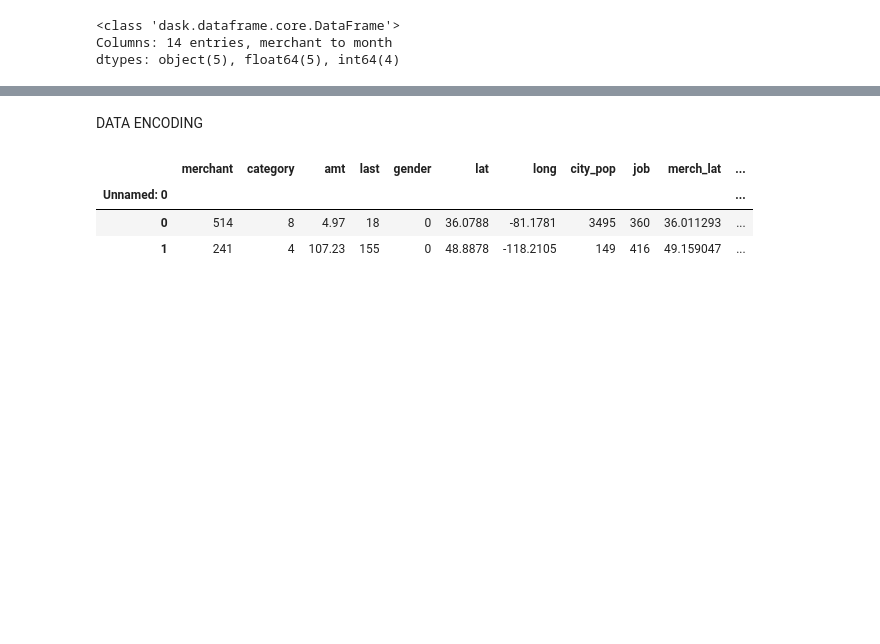
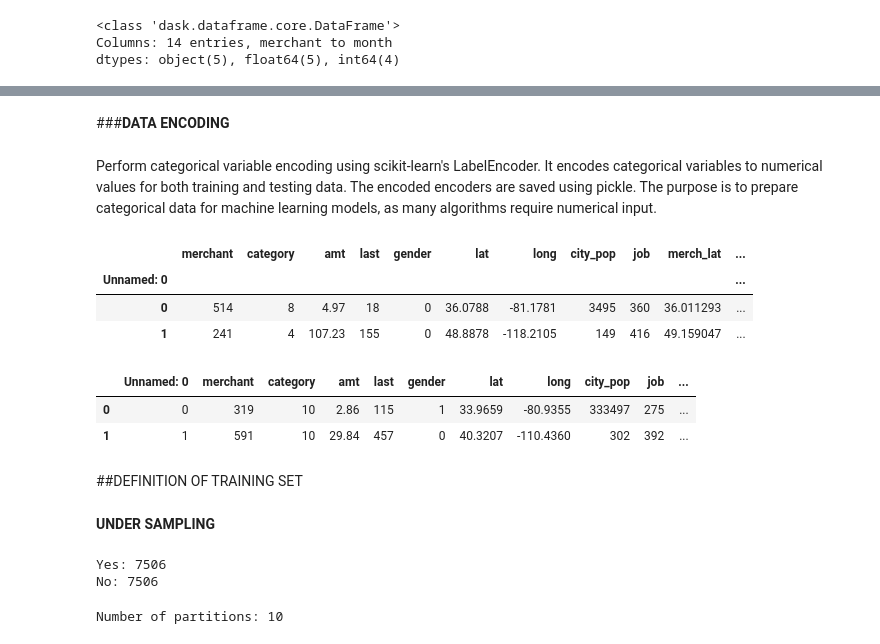
Before and after one commit to Shalvi-Saxena/Credit-Card-Fraud-Detection, a Jupyter notebook: SOEN_471_CreditCard_Fraud_Detection.ipynb, the cells around one changed output, grey strips where cells are left out. Cells and saved outputs as stored; diff of their text form; code cells hidden in the pictures; blank space fills up the shorter version.

```diff
--- a/SOEN_471_CreditCard_Fraud_Detection.ipynb
+++ b/SOEN_471_CreditCard_Fraud_Detection.ipynb
@@ -247,8 +256,10 @@ train_df.head(2)
 | Unnamed: 0 |  |  |  |  |  |  |  |  |  |  | ... |
 | 0 | Rippin, Kub and Mann | misc_net | 4.97 | Banks | F | 36.0788 | -81.1781 | 3495 | Psychologist, counselling | 36.011293 | ... |
 | 1 | Heller, Gutmann and Zieme | grocery_pos | 107.23 | Gill | F | 48.8878 | -118.2105 | 149 | Special educational needs teacher | 49.159047 | ... |
-# %% [markdown]
-DATA ENCODING
+# %% [markdown]
+###**DATA ENCODING**
+# %% [markdown]
+Perform categorical variable encoding using scikit-learn's LabelEncoder. It encodes categorical variables to numerical values for both training and testing data. The encoded encoders are saved using pickle. The purpose is to prepare categorical data for machine learning models, as many algorithms require numerical input.
 # %%
 import pandas as pd
 import pickle
@@ -270,6 +281,7 @@ def encode(df):
     return encoded_df
 
 train = encode(train_df)
+test = encode(test_df)
 # %%
 train.head(2)
 # %% [output]
@@ -277,3 +289,13 @@ train.head(2)
 | Unnamed: 0 |  |  |  |  |  |  |  |  |  |  | ... |
 | 0 | 514 | 8 | 4.97 | 18 | 0 | 36.0788 | -81.1781 | 3495 | 360 | 36.011293 | ... |
 | 1 | 241 | 4 | 107.23 | 155 | 0 | 48.8878 | -118.2105 | 149 | 416 | 49.159047 | ... |
+# %%
+test.head(2)
+# %% [output]
+|  | Unnamed: 0 | merchant | category | amt | last | gender | lat | long | city_pop | job | ... |
+| 0 | 0 | 319 | 10 | 2.86 | 115 | 1 | 33.9659 | -80.9355 | 333497 | 275 | ... |
+| 1 | 1 | 591 | 10 | 29.84 | 457 | 0 | 40.3207 | -110.4360 | 302 | 392 | ... |
+# %% [markdown]
+##DEFINITION OF TRAINING SET
+# %% [markdown]
+**UNDER SAMPLING**
@@ -279,0 +309,19 @@ train.head(2)
+# %%
+# Calculate value counts for "is_fraud" column
+is_fraud_downsampled = train_downsampled_df["is_fraud"].value_counts()
+
+# Trigger computation and retrieve results
+is_fraud_result_downsampled = is_fraud_downsampled.compute()
+
+# Print the counts
+print("Yes:", is_fraud_result_downsampled[1])
+print("No:", is_fraud_result_downsampled[0])
+# %% [output]
+Yes: 7506
+No: 7506
+# %%
+# Assuming df is your Dask dataframe
+num_partitions = train_downsampled_df.npartitions
+print("Number of partitions:", num_partitions)
+# %% [output]
+Number of partitions: 10
```
Also changed, not shown: parts of 37 cells of this notebook.
